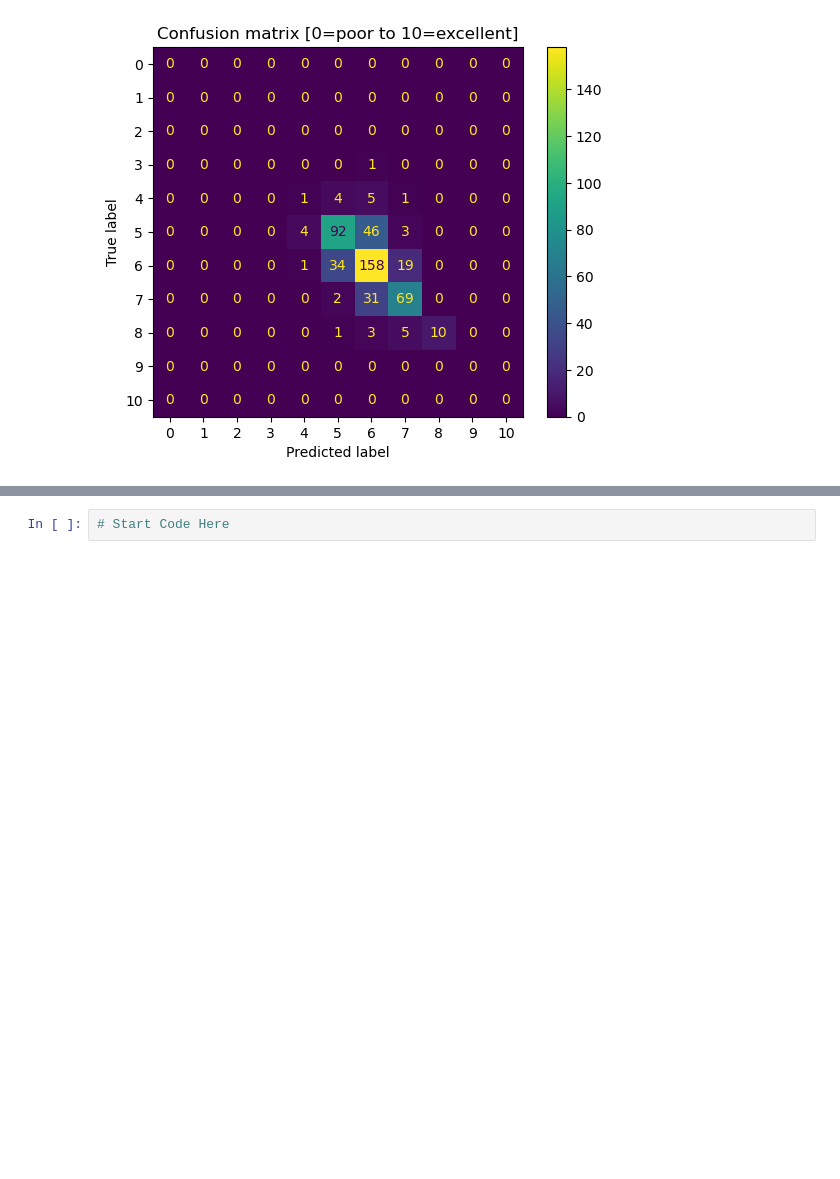
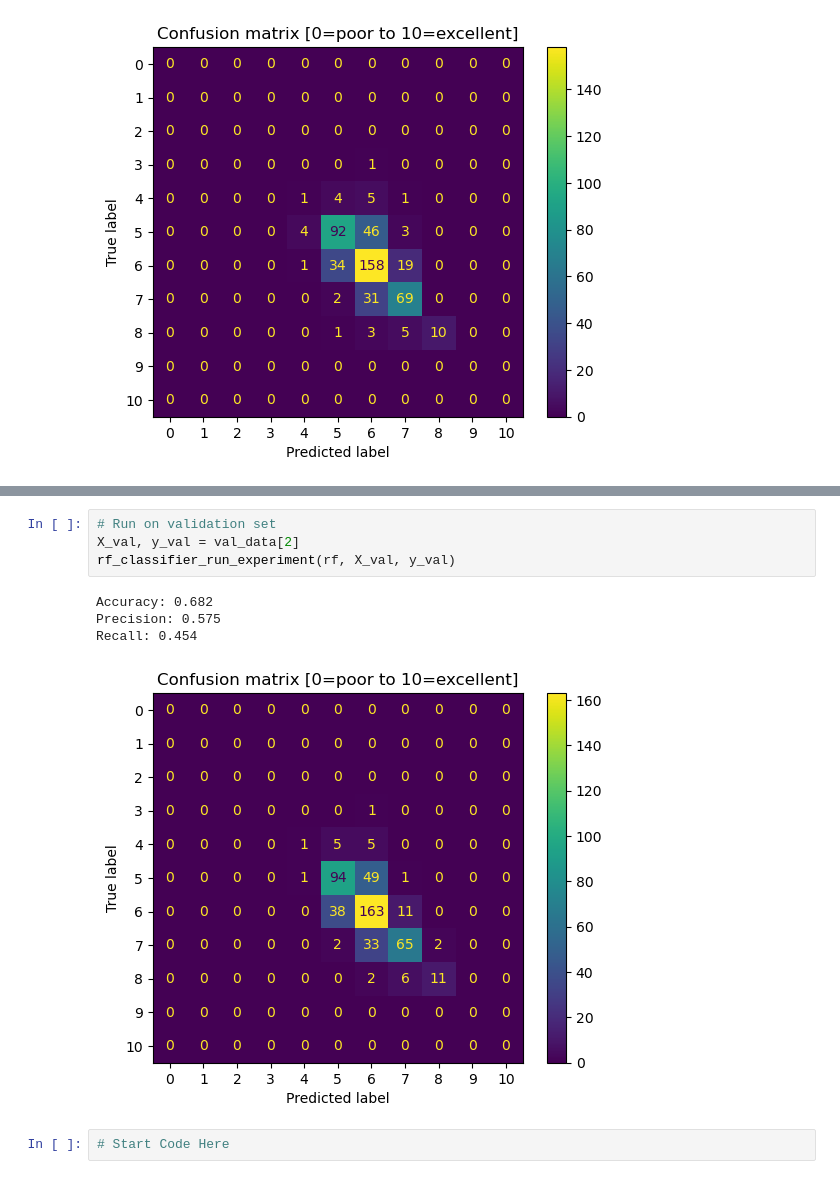
Before and after one commit to dangrant6/Wine-Quality, a Jupyter notebook: wine-quality-analysis.ipynb, the cells around one changed output, grey strips where cells are left out. Saved outputs shown, nothing was run; the diff lists cells and outputs as text; blank space fills up the shorter version.

```diff
--- a/wine-quality-analysis.ipynb
+++ b/wine-quality-analysis.ipynb
@@ -341,3 +376,12 @@ Recall: 0.446
+# %%
+# Run on validation set
+X_val, y_val = val_data[2]
+rf_classifier_run_experiment(rf, X_val, y_val)
+# %% [output]
+Accuracy: 0.682
+Precision: 0.575
+Recall: 0.454
+[figure, added]
 # %%
 # Start Code Here
 # %% [markdown]
```
Also changed, not shown: parts of 7 cells of this notebook.
